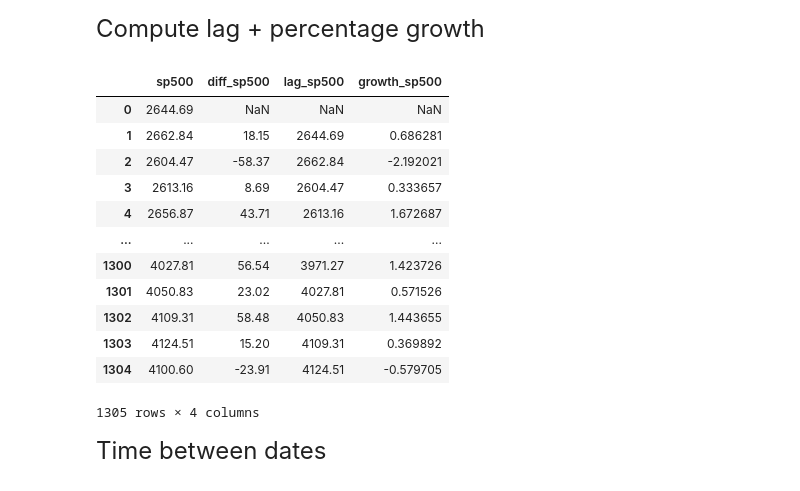
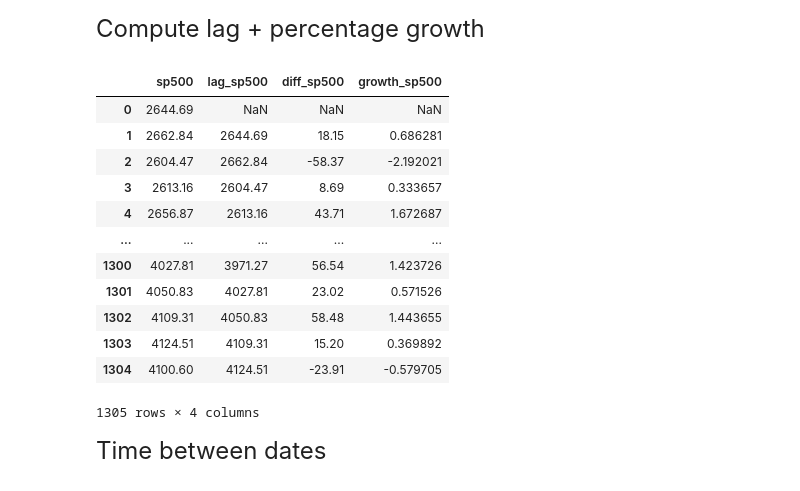
Before and after one commit to alejandrosanchezbecerra/qtm151spring2023, a Jupyter notebook: Lecture 22/Lecture 22.ipynb, the cells around one changed output. Cells and saved outputs as stored; diff of their text form; code cells hidden in the pictures.

```diff
--- a/Lecture 22/Lecture 22.ipynb
+++ b/Lecture 22/Lecture 22.ipynb
@@ -102,24 +102,26 @@ Compute lag + percentage growth
 # %%
 # ".shif(1)" compute a new column with the value of "sp500"
 # one period before. By convention the first column is assigned
 # a missing value
 # We can combine ".diff()" and ".shift()" to compute growth rates
 
 financial["lag_sp500"]    = financial["sp500"].shift(1)
 financial["growth_sp500"] = financial["diff_sp500"]* 100/financial["lag_sp500"]
+
+display(financial[["sp500","lag_sp500","diff_sp500","growth_sp500"]])
 # %% [output]
-|  | sp500 | diff_sp500 | lag_sp500 | growth_sp500 |
+|  | sp500 | lag_sp500 | diff_sp500 | growth_sp500 |
 | 0 | 2644.69 | NaN | NaN | NaN |
-| 1 | 2662.84 | 18.15 | 2644.69 | 0.686281 |
-| 2 | 2604.47 | -58.37 | 2662.84 | -2.192021 |
-| 3 | 2613.16 | 8.69 | 2604.47 | 0.333657 |
-| 4 | 2656.87 | 43.71 | 2613.16 | 1.672687 |
+| 1 | 2662.84 | 2644.69 | 18.15 | 0.686281 |
+| 2 | 2604.47 | 2662.84 | -58.37 | -2.192021 |
+| 3 | 2613.16 | 2604.47 | 8.69 | 0.333657 |
+| 4 | 2656.87 | 2613.16 | 43.71 | 1.672687 |
 | ... | ... | ... | ... | ... |
-| 1300 | 4027.81 | 56.54 | 3971.27 | 1.423726 |
-| 1301 | 4050.83 | 23.02 | 4027.81 | 0.571526 |
-| 1302 | 4109.31 | 58.48 | 4050.83 | 1.443655 |
-| 1303 | 4124.51 | 15.20 | 4109.31 | 0.369892 |
-| 1304 | 4100.60 | -23.91 | 4124.51 | -0.579705 |
+| 1300 | 4027.81 | 3971.27 | 56.54 | 1.423726 |
+| 1301 | 4050.83 | 4027.81 | 23.02 | 0.571526 |
+| 1302 | 4109.31 | 4050.83 | 58.48 | 1.443655 |
+| 1303 | 4124.51 | 4109.31 | 15.20 | 0.369892 |
+| 1304 | 4100.60 | 4124.51 | -23.91 | -0.579705 |
 1305 rows × 4 columns
 # %% [markdown]
 <font size = "5">
```
Also changed, not shown: parts of 8 cells of this notebook.
